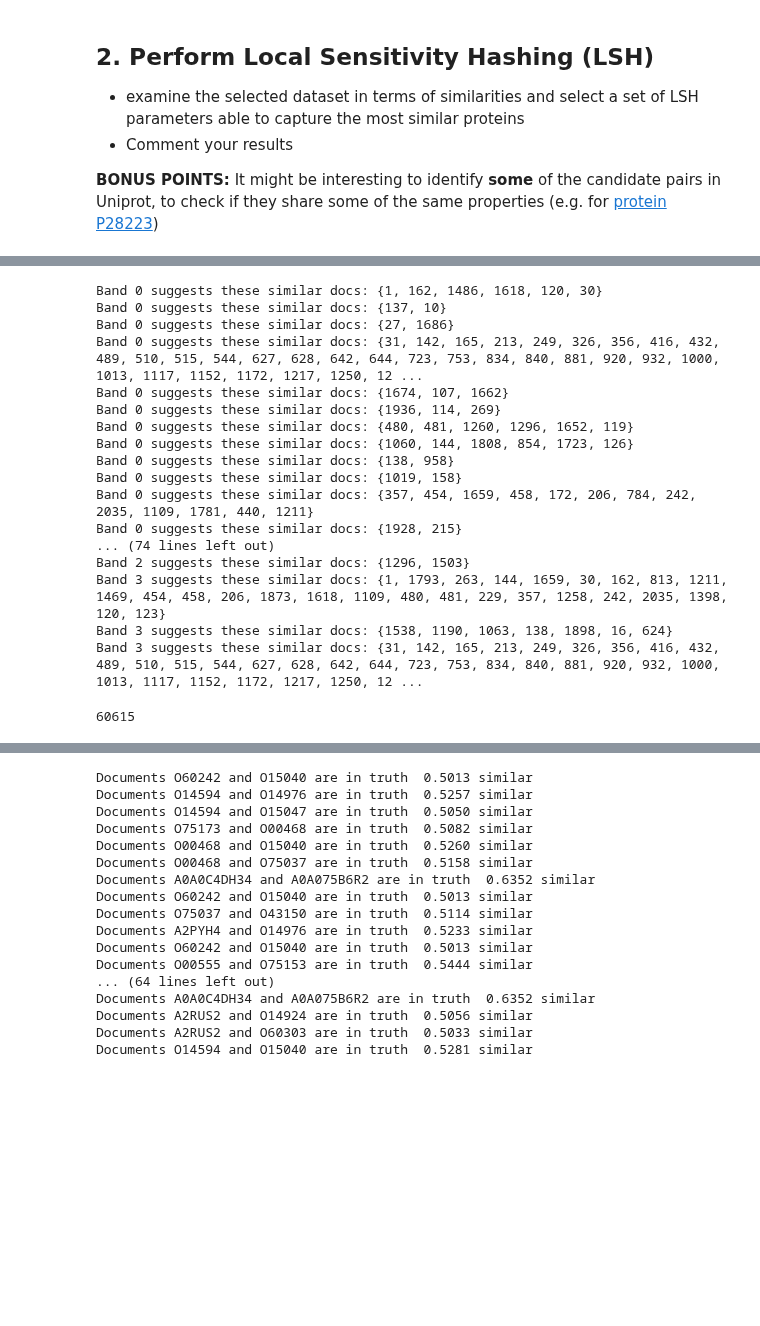
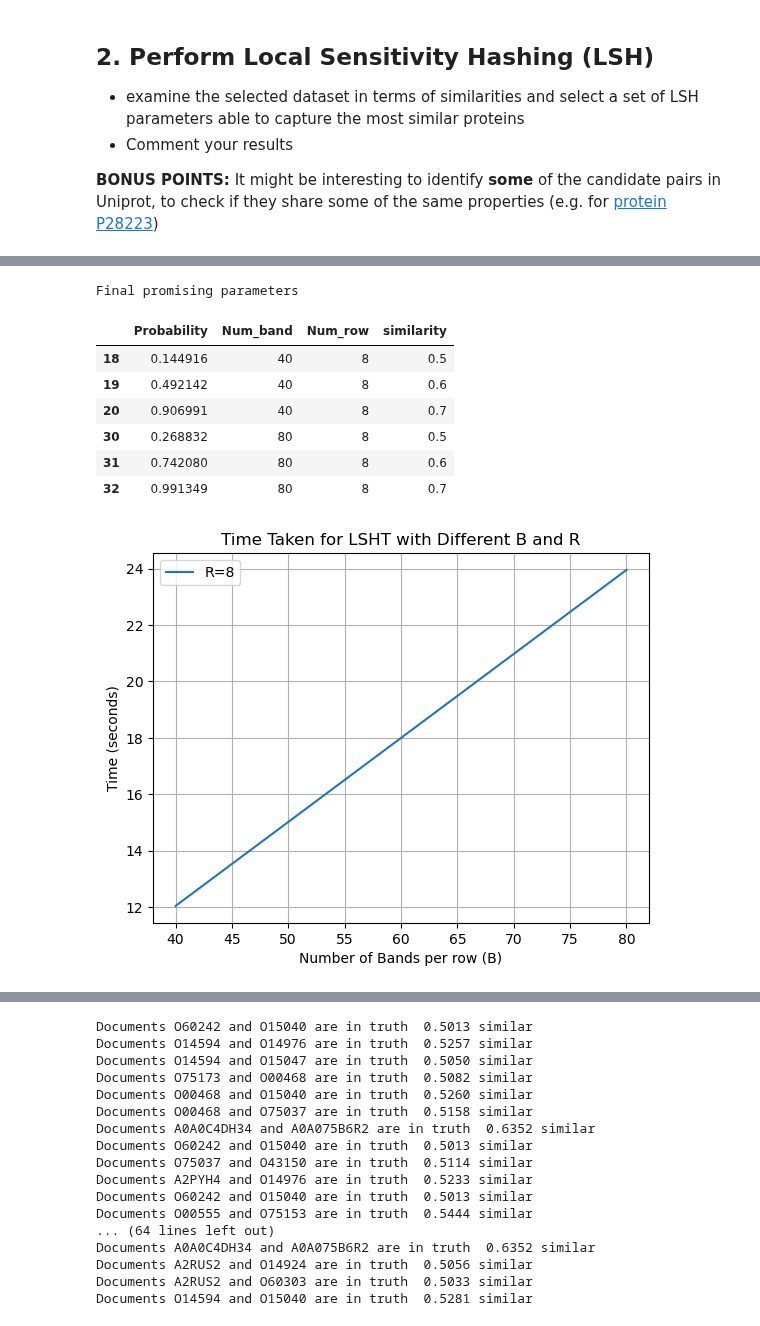
Before and after one commit to tildtr/data-mining-assignments, a Jupyter notebook: assignment-3/PD_2324_HA3.ipynb, the cells around one changed output, grey strips where cells are left out. Cells and saved outputs as stored; diff of their text form; code cells hidden in the pictures; blank space fills up the shorter version.

```diff
--- a/assignment-3/PD_2324_HA3.ipynb
+++ b/assignment-3/PD_2324_HA3.ipynb
@@ -188,15 +235,41 @@ def create_minhash_from_sparse(matrix, num_perm):
 def init_minhash_lsh(num_perm, threshold):
     return MinHashLSH(threshold=threshold, num_perm=num_perm)
 # %%
+import random
+
 csr_data, keys_to_index, indices_to_key = convert_to_binary_matrix(data_d3)
 
-# Parameters for LSH
-bands = 32
-rows = 8
+# Test different values of B and R
+bands_values = [20, 40, 80, 120]  # Adjust the values as needed
+rows_values = [2, 4, 8, 16]  # Adjust the values as needed
 
-buckets = LSHT(csr_data, bands, rows)
+s_values = [0.5, 0.6, 0.7]
+probs = get_probabilities(s_values, bands_values, rows_values)
 
-for b, buck in buckets:
-    if len(buckets[(b,buck)])>1:
-        print("Band", b, "suggests these similar docs:", buckets[(b,buck)])
+probs_df = pd.DataFrame(probs, columns=["Probability", "Num_band", "Num_row", "similarity"])
+
+promissing_params = probs_df[((probs_df["Probability"] < 0.3) & (probs_df["similarity"] == 0.5)) | ((probs_df["Probability"] > 0.85) & (probs_df["similarity"] == 0.7))]
+display(promissing_params)
+# => promising results to evaluate further: Bands = [40, 80], Rows = [8]
+promissing_params = probs_df[((probs_df["Num_band"] == 40) & (probs_df["Num_row"] == 8)) | ((probs_df["Num_band"] == 80) & (probs_df["Num_row"] == 8))]
+print("Final promising parameters")
+display(promissing_params)
+
+# Collect timing results of the most promissing parameters
+bands_values = [40, 80]  # Adjust the values as needed
+rows_values = [8]  # Adjust the values as needed
+
+buckets_results = {}
+timing_results = {}
+for b_val in bands_values:
+    for r_val in rows_values:
+        specific_buckets, specific_time_results = time_LSHT(csr_data, b_val, r_val)
+        buckets_results[(b_val, r_val)] = specific_buckets
+        timing_results[(b_val, r_val)] = specific_time_results
+
+plot_timing_results(bands_values, rows_values, timing_results)
+
+
+
+# print_similar_protein_pairs(buckets)
 # %% [output]
@@ -203,21 +293,9 @@ for b, buck in buckets:
-Band 0 suggests these similar docs: {1, 162, 1486, 1618, 120, 30}
-Band 0 suggests these similar docs: {137, 10}
-Band 0 suggests these similar docs: {27, 1686}
-Band 0 suggests these similar docs: {31, 142, 165, 213, 249, 326, 356, 416, 432, 489, 510, 515, 544, 627, 628, 642, 644, 723, 753, 834, 840, 881, 920, 932, 1000, 1013, 1117, 1152, 1172, 1217, 1250, 12 ...
-Band 0 suggests these similar docs: {1674, 107, 1662}
-Band 0 suggests these similar docs: {1936, 114, 269}
-Band 0 suggests these similar docs: {480, 481, 1260, 1296, 1652, 119}
-Band 0 suggests these similar docs: {1060, 144, 1808, 854, 1723, 126}
-Band 0 suggests these similar docs: {138, 958}
-Band 0 suggests these similar docs: {1019, 158}
-Band 0 suggests these similar docs: {357, 454, 1659, 458, 172, 206, 784, 242, 2035, 1109, 1781, 440, 1211}
-Band 0 suggests these similar docs: {1928, 215}
-... (74 lines left out)
-Band 2 suggests these similar docs: {1296, 1503}
-Band 3 suggests these similar docs: {1, 1793, 263, 144, 1659, 30, 162, 813, 1211, 1469, 454, 458, 206, 1873, 1618, 1109, 480, 481, 229, 357, 1258, 242, 2035, 1398, 120, 123}
-Band 3 suggests these similar docs: {1538, 1190, 1063, 138, 1898, 16, 624}
-Band 3 suggests these similar docs: {31, 142, 165, 213, 249, 326, 356, 416, 432, 489, 510, 515, 544, 627, 628, 642, 644, 723, 753, 834, 840, 881, 920, 932, 1000, 1013, 1117, 1152, 1172, 1217, 1250, 12 ...
+Final promising parameters
+|  | Probability | Num_band | Num_row | similarity |
+| 18 | 0.144916 | 40 | 8 | 0.5 |
+| 19 | 0.492142 | 40 | 8 | 0.6 |
+| 20 | 0.906991 | 40 | 8 | 0.7 |
+| 30 | 0.268832 | 80 | 8 | 0.5 |
+| 31 | 0.742080 | 80 | 8 | 0.6 |
+| 32 | 0.991349 | 80 | 8 | 0.7 |
+[figure, added]
-# %%
-len(buckets)
-# %% [output]
-60615
```
Also changed, not shown: parts of 10 cells of this notebook.
